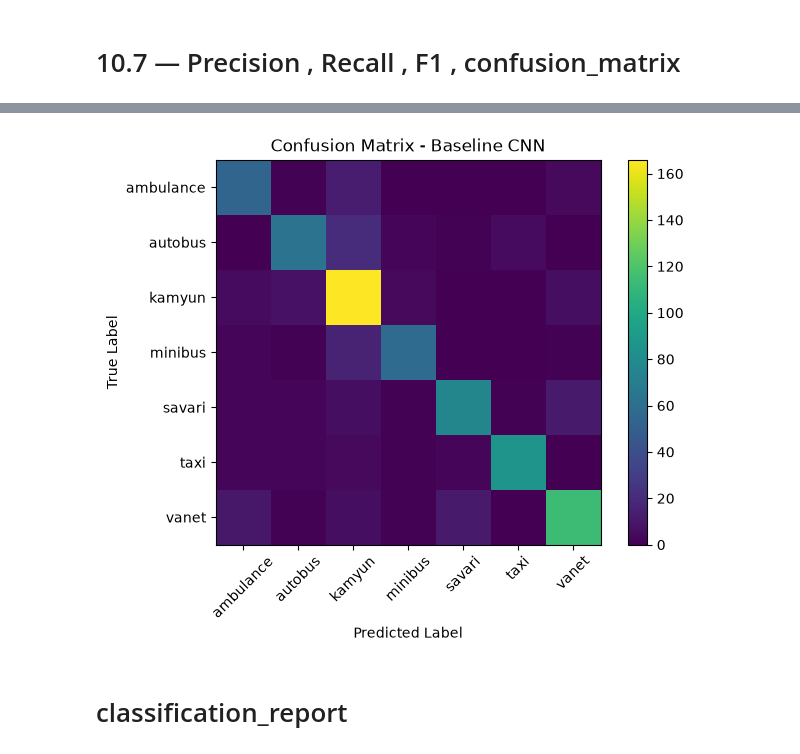
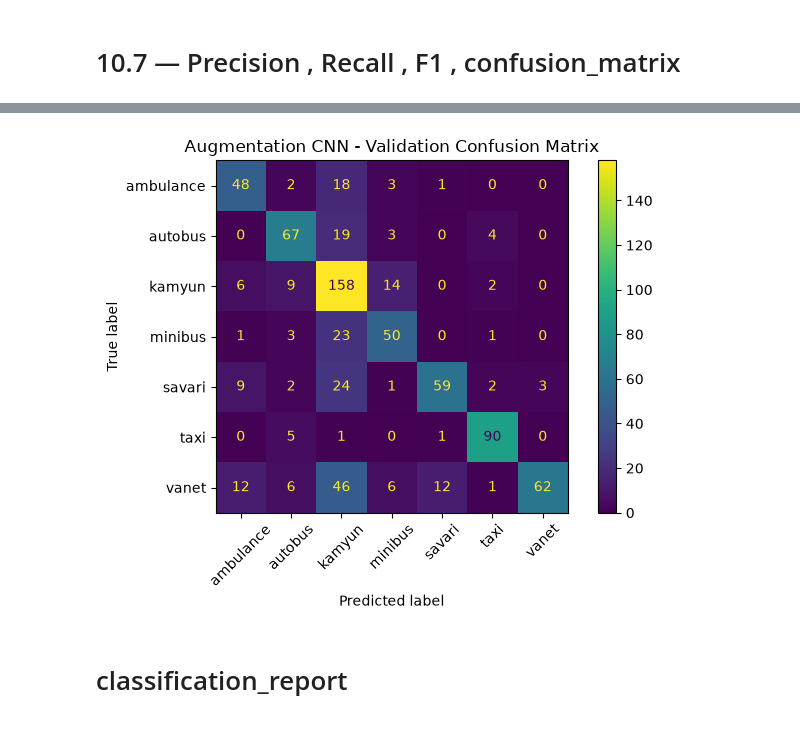
Before and after one commit to masoud-zoghian/Traffic_Vehicle_Classification, a Jupyter notebook: project2/07_augmentation/augmentation.ipynb, the cells around one changed output, grey strips where cells are left out. Saved outputs shown, nothing was run; the diff lists cells and outputs as text; code cells hidden in the pictures.

```diff
--- a/project2/07_augmentation/augmentation.ipynb
+++ b/project2/07_augmentation/augmentation.ipynb
@@ -318,31 +363,27 @@ confusion_matrix    :
 # %%
 classes = [
     'ambulance',
     'autobus',
     'kamyun',
     'minibus',
     'savari',
     'taxi',
     'vanet'
 ]
-plt.figure(figsize=(7, 5))
-plt.imshow(cm)
-plt.xticks(
-    range(len(classes)),
-    classes,
-    rotation=45
+disp = ConfusionMatrixDisplay(
+    confusion_matrix=cm,
+    display_labels=classes
 )
-plt.yticks(
-    range(len(classes)),
-    classes
+fig, ax = plt.subplots(figsize=(7, 5))
+disp.plot(
+    ax=ax,
+    xticks_rotation=45
 )
-plt.xlabel("Predicted Label")
-plt.ylabel("True Label")
-plt.title("Confusion Matrix - Baseline CNN")
-plt.colorbar()
+plt.title("Augmentation CNN - Validation Confusion Matrix")
+plt.tight_layout()
 plt.show()
 # %% [output]
-[figure, old version]
+[figure, new version]
 # %% [markdown]
 # classification_report
 # %%
```
Also changed, not shown: parts of 8 cells of this notebook, 1 other file.
